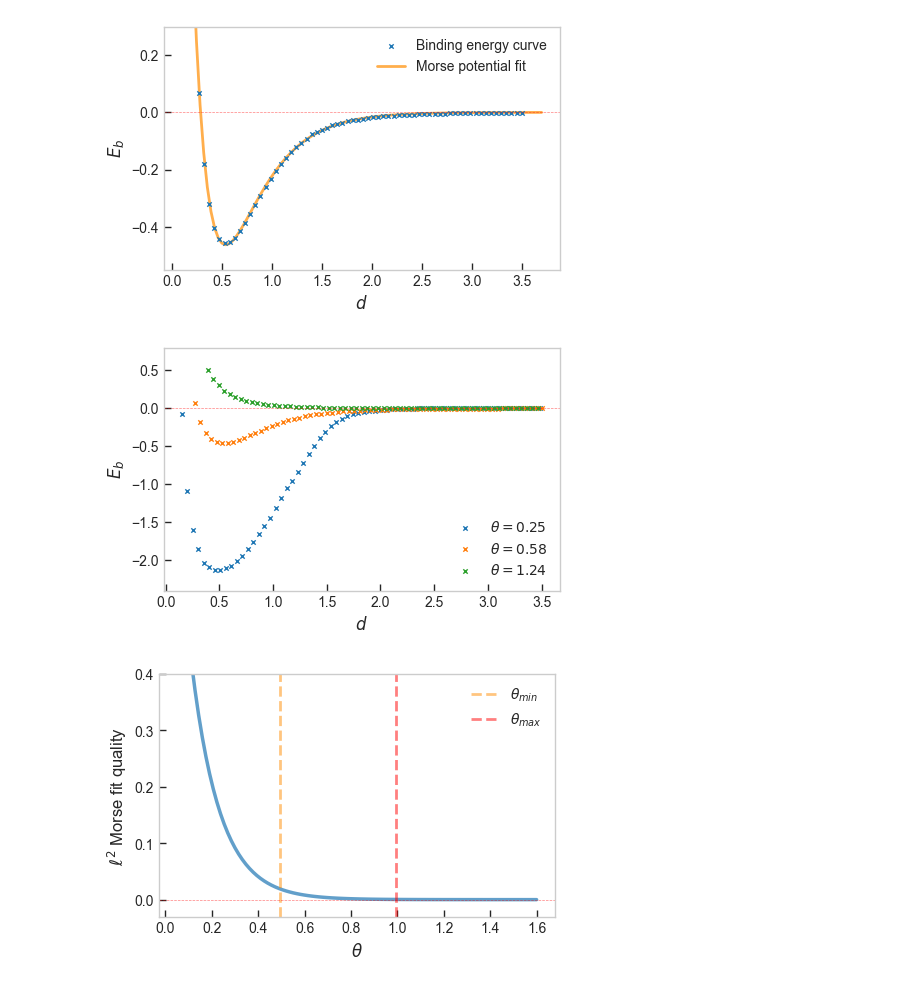
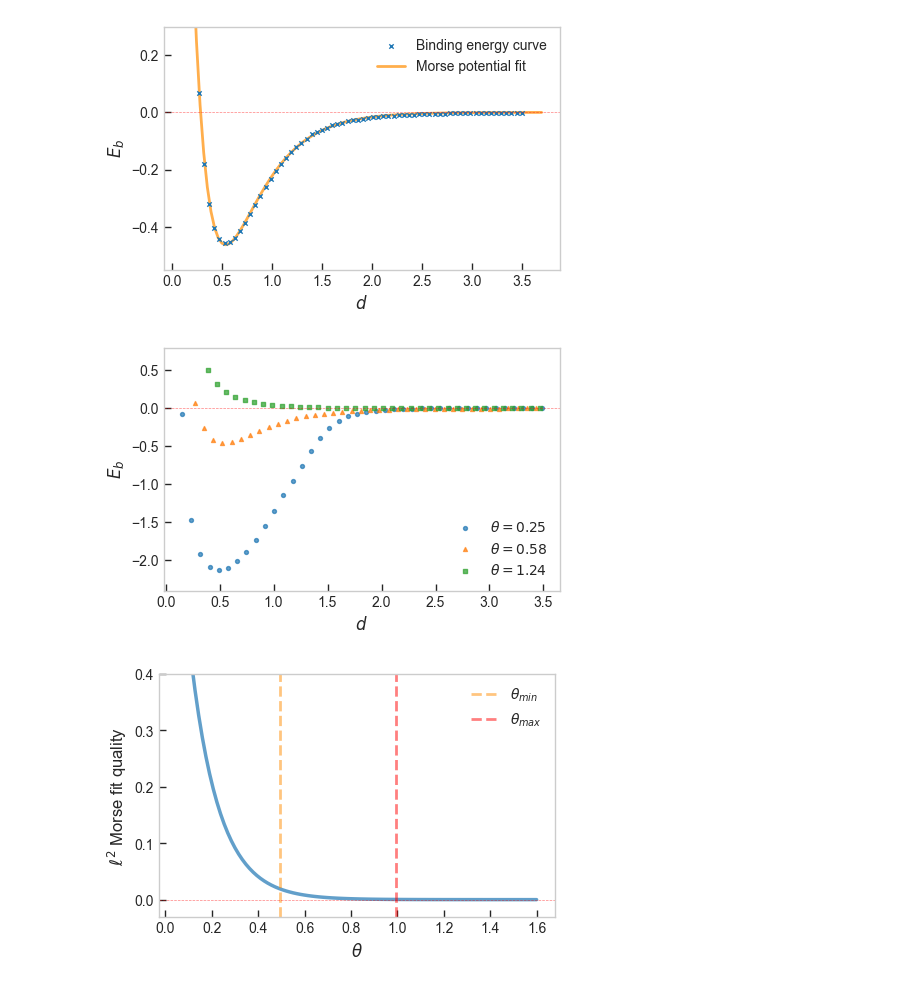
Before and after one commit to MatthieuSarkis/Long-range-intermolecular-interactions-on-a-continuous-variable-quantum-computer, a Jupyter notebook: plot_alternate.ipynb, the cells around one changed output. Cells and saved outputs as stored; diff of their text form; code cells hidden in the pictures.

```diff
--- a/plot_alternate.ipynb
+++ b/plot_alternate.ipynb
@@ -417,15 +418,15 @@ def plot_binding_multiple_binding_curves(
 
     fig, axes = plt.subplots(nrows=1, ncols=1)
 
-    every = 3
+    every = 5
 
     angle_idx0 = angles[0]
     line0 = axes.scatter(
         distance_array[startingDistance[angle_idx0-1]::every],
         binding_energy_array[angle_idx0, startingDistance[angle_idx0-1]::every],
-        s=10,
-        marker='x',
-        alpha=1,
+        s=8,
+        marker='o',
+        alpha=0.7,
         label=r'$\theta={:.2f}$'.format(thetas[angle_idx0]),
         zorder=2,
         linewidths=1
@@ -435,9 +436,9 @@ def plot_binding_multiple_binding_curves(
     line1 = axes.scatter(
         distance_array[startingDistance[angle_idx1-1]::every],
         binding_energy_array[angle_idx1, startingDistance[angle_idx1-1]::every],
-        s=10,
-        marker='x',
-        alpha=1,
+        s=8,
+        marker='^',
+        alpha=0.7,
         label=r'$\theta={:.2f}$'.format(thetas[angle_idx1]),
         zorder=2,
         linewidths=1
@@ -447,42 +448,42 @@ def plot_binding_multiple_binding_curves(
     line2 = axes.scatter(
         distance_array[startingDistance[angle_idx2-1]::every],
         binding_energy_array[angle_idx2, startingDistance[angle_idx2-1]::every],
-        s=10,
-        marker='x',
-        alpha=1,
+        s=8,
+        marker='s',
+        alpha=0.7,
         label=r'$\theta={:.2f}$'.format(thetas[angle_idx2]),
         zorder=2,
         linewidths=1
     )
 
     axes.axhline(
         y = 0.0,
         color = 'red',
         linestyle = '--',
         alpha=0.5,
         lw=0.5
     )
 
     axes.set_xlabel(r'$d$')
     axes.set_ylabel(r'$E_b$')
     if ymin is not None and ymax is not None:
         axes.set_ylim(ymin, ymax)
     axes.grid(False)
     #axes.set_title(r'Binding energy for a pair of QDOs at the optimal angle $\theta=0.57$ rad')
     axes.legend(handles=[line0, line1, line2])
     axes.tick_params(direction=tick_dir, length=tick_len, width=tick_width)
     #plt.show()
     plt.savefig(os.path.join(plots_path, 'binding_vs_smooth.pdf'), dpi=300, transparent=False, bbox_inches='tight')
 
 plot_binding_multiple_binding_curves(
     distance_array=distances,
     binding_energy_array=binding_energies,
     angles=[3, 7, 15],
     ymin=-2.4,
     ymax=0.8,
 )
 # %% [output]
-[figure, old version]
+[figure, new version]
 # %%
 fig, axes = plt.subplots(nrows=1, ncols=1)
 
```
Also changed, not shown: parts of 1 cell of this notebook, 9 other files.
